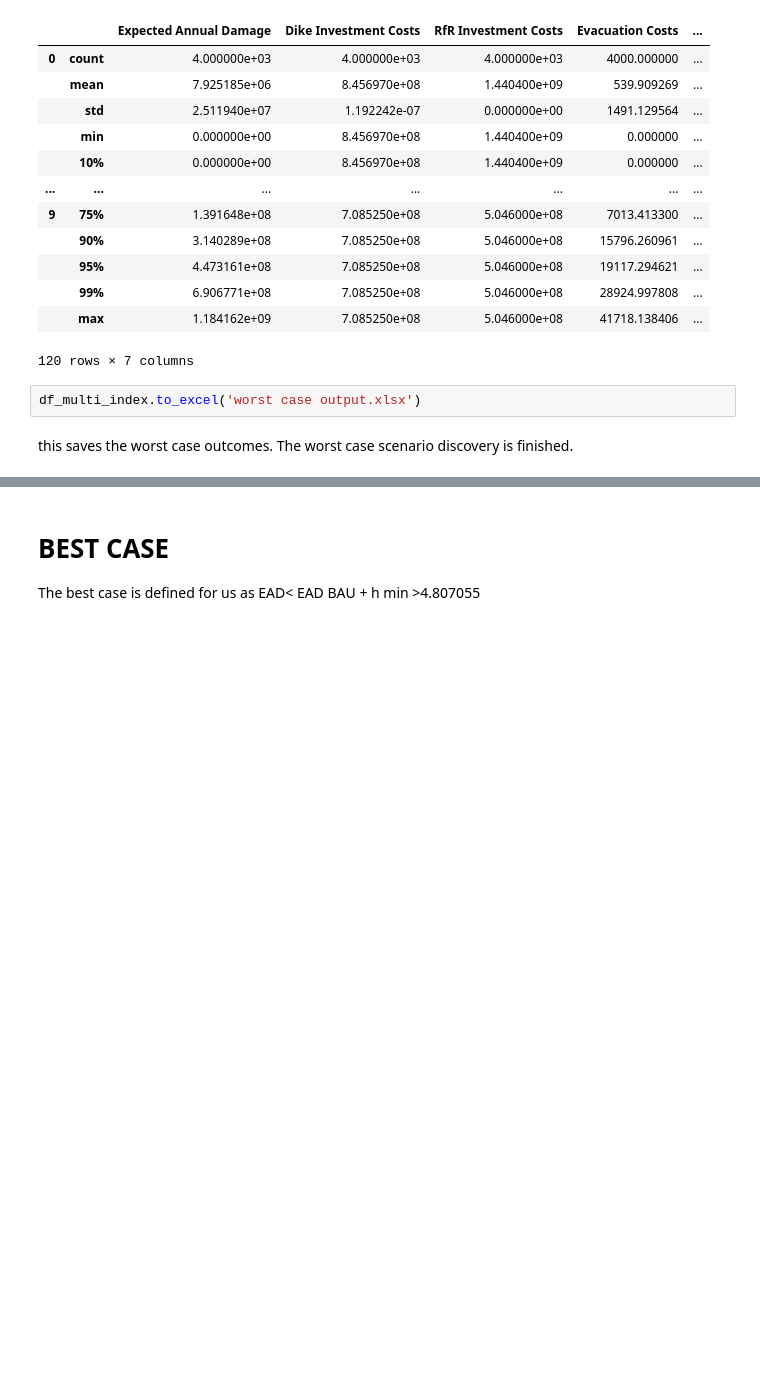
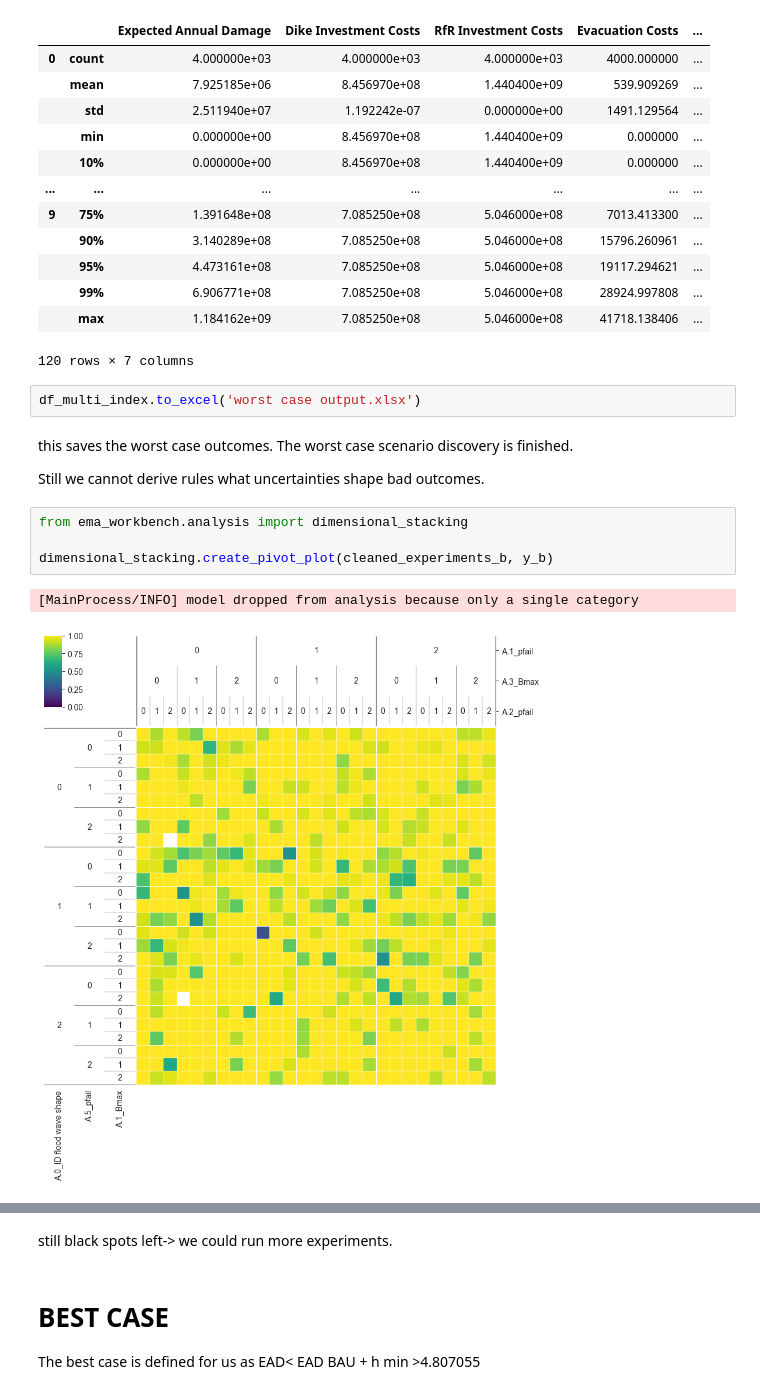
Before and after one commit to florihu/MBDM_Group5, a Jupyter notebook: scenario_discovery_PRIM.ipynb, the cells around one changed output, grey strips where cells are left out. Saved outputs shown, nothing was run; the diff lists cells and outputs as text; blank space fills up the shorter version.

```diff
--- a/scenario_discovery_PRIM.ipynb
+++ b/scenario_discovery_PRIM.ipynb
@@ -503,3 +538,12 @@ df_multi_index
 df_multi_index.to_excel('worst case output.xlsx')
 # %% [markdown]
 this saves the worst case outcomes. The worst case scenario discovery is finished.
+
+Still we cannot derive rules what uncertainties shape bad outcomes.
+# %%
+from ema_workbench.analysis import dimensional_stacking
+
+dimensional_stacking.create_pivot_plot(cleaned_experiments_b, y_b)
+# %% [output]
+[MainProcess/INFO] model dropped from analysis because only a single category
+[figure, added]
@@ -506,3 +551,5 @@ this saves the worst case outcomes. The worst case scenario discovery is finishe
+# %% [markdown]
+still black spots left-> we could run more experiments.
 # %% [markdown]
 # BEST CASE
 
```
Also changed, not shown: parts of 19 cells of this notebook, 8 other files.
